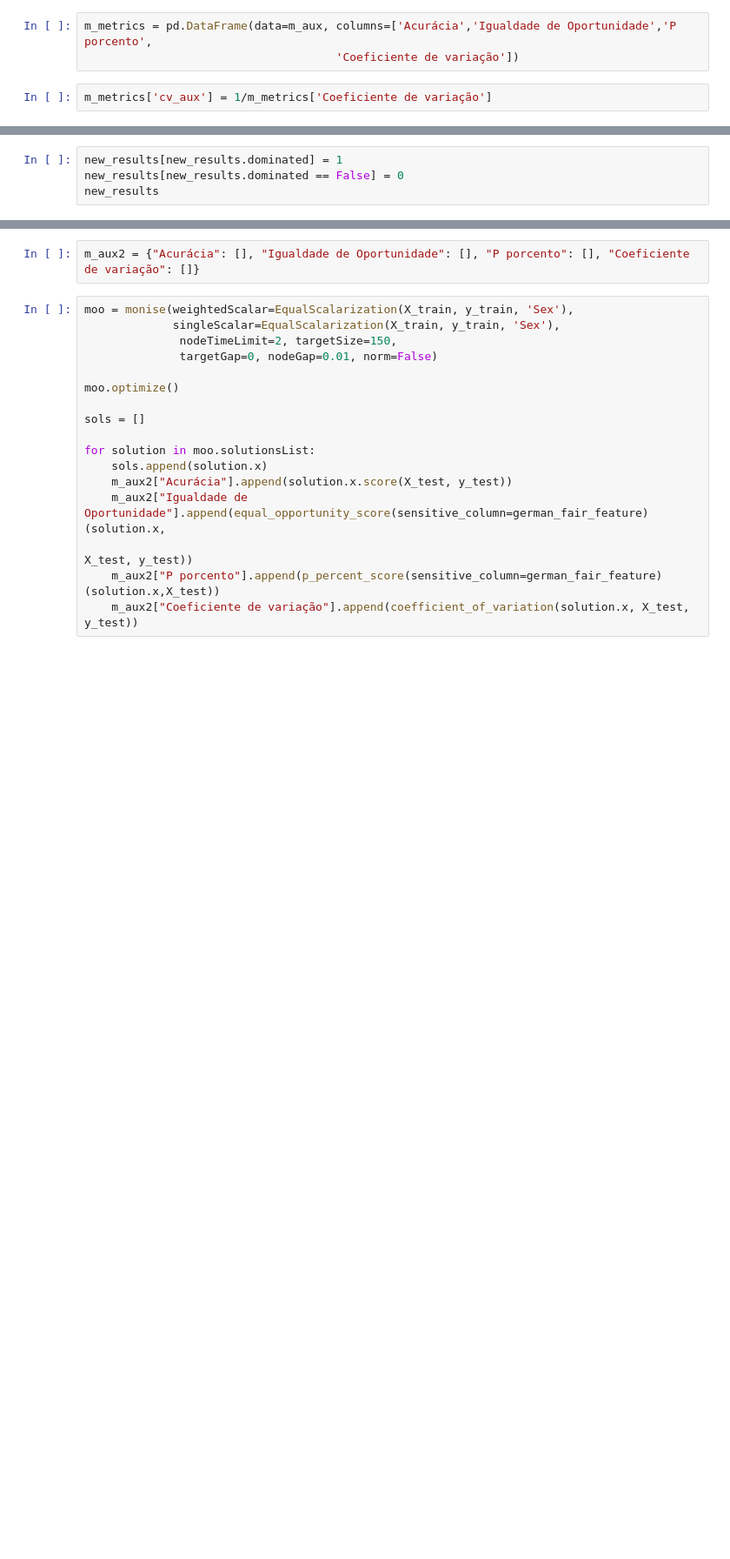
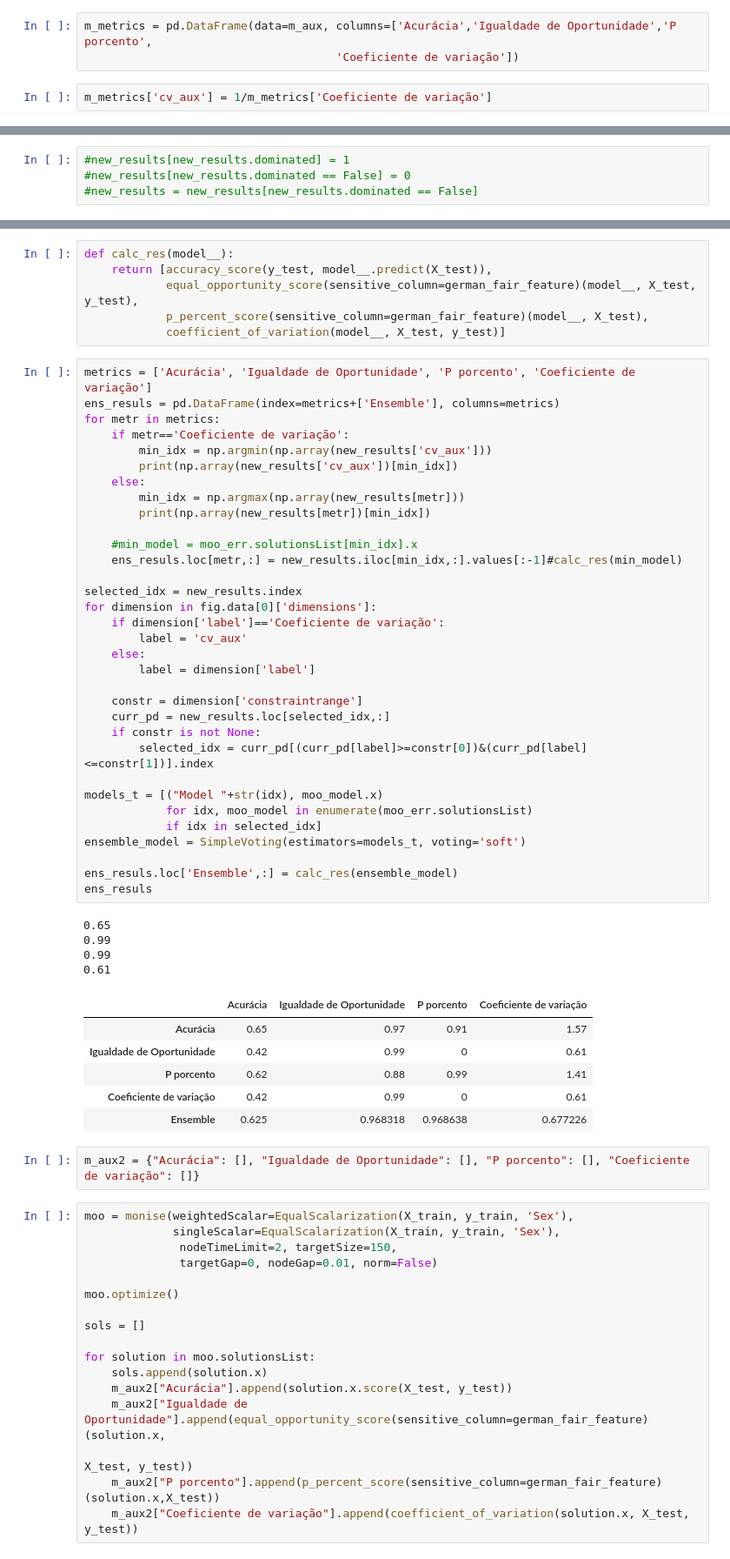
Before and after one commit to viguardieiro/moopt_fairness, a Jupyter notebook: Tradeoff.ipynb, the cells around one changed output, grey strips where cells are left out. Shown at 87% size. Cells and saved outputs as stored; diff of their text form; blank space fills up the shorter version.

```diff
--- a/Tradeoff.ipynb
+++ b/Tradeoff.ipynb
@@ -114,5 +235,5 @@ new_results
 150 rows × 5 columns
 # %%
-new_results[new_results.dominated] = 1
-new_results[new_results.dominated == False] = 0
-new_results
+#new_results[new_results.dominated] = 1
+#new_results[new_results.dominated == False] = 0
+#new_results = new_results[new_results.dominated == False]
@@ -159,3 +268,53 @@ fig.show()
+# %%
+def calc_res(model__):
+    return [accuracy_score(y_test, model__.predict(X_test)),
+            equal_opportunity_score(sensitive_column=german_fair_feature)(model__, X_test, y_test),
+            p_percent_score(sensitive_column=german_fair_feature)(model__, X_test),
+            coefficient_of_variation(model__, X_test, y_test)]
+# %%
+metrics = ['Acurácia', 'Igualdade de Oportunidade', 'P porcento', 'Coeficiente de variação']
+ens_resuls = pd.DataFrame(index=metrics+['Ensemble'], columns=metrics)
+for metr in metrics:
+    if metr=='Coeficiente de variação':
+        min_idx = np.argmin(np.array(new_results['cv_aux']))
+        print(np.array(new_results['cv_aux'])[min_idx])
+    else:
+        min_idx = np.argmax(np.array(new_results[metr]))
+        print(np.array(new_results[metr])[min_idx])
+
+    #min_model = moo_err.solutionsList[min_idx].x
+    ens_resuls.loc[metr,:] = new_results.iloc[min_idx,:].values[:-1]#calc_res(min_model)
+
+selected_idx = new_results.index
+for dimension in fig.data[0]['dimensions']:
+    if dimension['label']=='Coeficiente de variação':
+        label = 'cv_aux'
+    else:
+        label = dimension['label']
+
+    constr = dimension['constraintrange']
+    curr_pd = new_results.loc[selected_idx,:]
+    if constr is not None:
+        selected_idx = curr_pd[(curr_pd[label]>=constr[0])&(curr_pd[label]<=constr[1])].index
+
+models_t = [("Model "+str(idx), moo_model.x)
+            for idx, moo_model in enumerate(moo_err.solutionsList)
+            if idx in selected_idx]
+ensemble_model = SimpleVoting(estimators=models_t, voting='soft')
+
+ens_resuls.loc['Ensemble',:] = calc_res(ensemble_model)
+ens_resuls
+# %% [output]
+0.65
+0.99
+0.99
+0.61
+|  | Acurácia | Igualdade de Oportunidade | P porcento | Coeficiente de variação |
+| Acurácia | 0.65 | 0.97 | 0.91 | 1.57 |
+| Igualdade de Oportunidade | 0.42 | 0.99 | 0 | 0.61 |
+| P porcento | 0.62 | 0.88 | 0.99 | 1.41 |
+| Coeficiente de variação | 0.42 | 0.99 | 0 | 0.61 |
+| Ensemble | 0.625 | 0.968318 | 0.968638 | 0.677226 |
 # %%
 m_aux2 = {"Acurácia": [], "Igualdade de Oportunidade": [], "P porcento": [], "Coeficiente de variação": []}
 # %%
```
Also changed, not shown: parts of 19 cells of this notebook, 11 other files.
